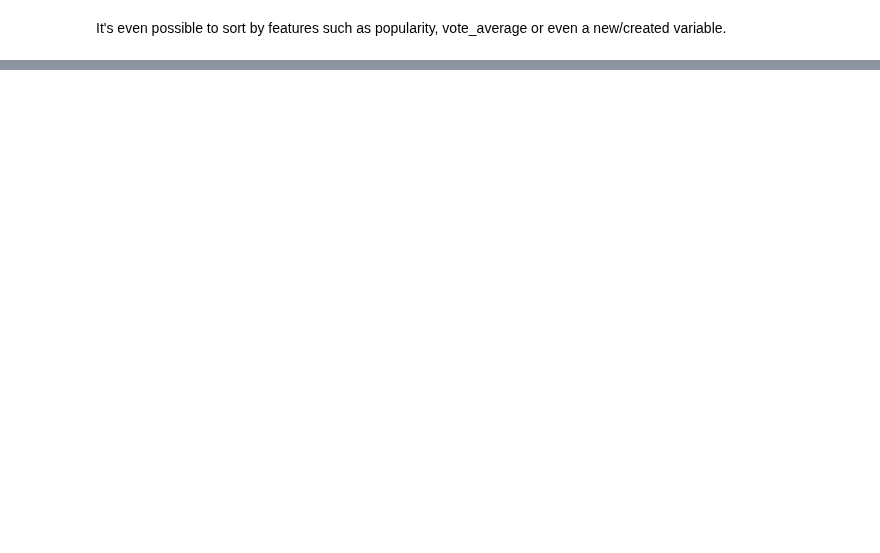
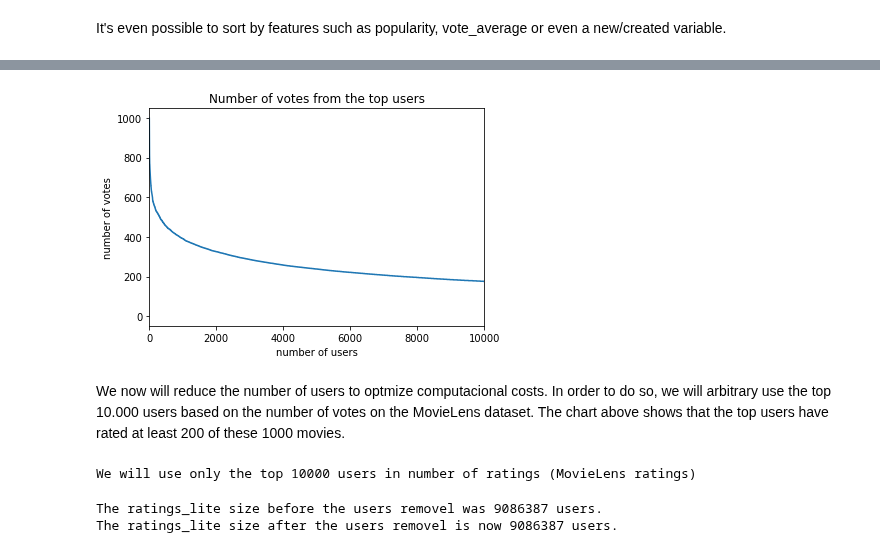
Before and after one commit to joaquim-oliveira-neto/rogue, a Jupyter notebook: notebooks/Rogue_Movie_Recommendation_System.ipynb, the cells around one changed output, grey strips where cells are left out. Drawn from its saved outputs; the diff is of its cells as text; code cells hidden in the pictures; blank space fills up the shorter version.

```diff
--- a/notebooks/Rogue_Movie_Recommendation_System.ipynb
+++ b/notebooks/Rogue_Movie_Recommendation_System.ipynb
@@ -1031,0 +1045,5 @@ get_recommendations('Dark Knight Rises, The (2012)', cosine_sim2).sort_values(by
+# %%
+data_lite_top = data_lite.copy()
+data_lite_top = data_lite_top.sort_values(by='vote_count', ascending = False).reset_index(drop=True)
+data_lite_top = data_lite[0:1000]
+print(f'We will only use the top',len(data_lite_top),'voted movies on the TMDB website')
@@ -1031,0 +1052,5 @@ get_recommendations('Dark Knight Rises, The (2012)', cosine_sim2).sort_values(by
+# %%
+ratings_lite = ratings[['userId','movieId','rating']].merge(data_lite_top[['movieId','title']], on='movieId', how = 'inner')
+ratings_lite.head()
+print(f'The number of movies in the ratings lite database is:',ratings_lite.movieId.nunique())
+print(f'The number reviews for theses movies is:',len(ratings_lite))
@@ -1031,0 +1062,9 @@ get_recommendations('Dark Knight Rises, The (2012)', cosine_sim2).sort_values(by
+# %%
+data_users = ratings_lite.groupby(by='userId').count()
+# %%
+data_users.sort_values(by = 'title',inplace=True, ascending = False)
+data_users.drop(columns=['title','movieId'],inplace = True)
+data_users.rename(columns={'rating':'votes'},inplace=True)
+print(f'The total number of users with votes in our ratings_lite dataset is:',len(data_users))
+data_users.reset_index(inplace = True)
+data_users.head(5)
@@ -1031,0 +1079,25 @@ get_recommendations('Dark Knight Rises, The (2012)', cosine_sim2).sort_values(by
+# %%
+import seaborn as sns
+import matplotlib.pyplot as plt
+
+plt.plot(data_users.votes);
+plt.xlim(0,10000);
+plt.title('Number of votes from the top users');
+plt.xlabel('number of users');
+plt.ylabel('number of votes');
+# %% [output]
+[figure, added]
+# %% [markdown]
+We now will reduce the number of users to optmize computacional costs. In order to do so, we will arbitrary use the top 10.000 users based on the number of votes on the MovieLens dataset. The chart above shows that the top users have rated at least 200 of these 1000 movies.
+# %%
+data_users = data_users[0:10000]
+print(f'We will use only the top',len(data_users),'users in number of ratings (MovieLens ratings)')
+# %% [output]
+We will use only the top 10000 users in number of ratings (MovieLens ratings)
+# %%
+print(f'The ratings_lite size before the users removel was',len(ratings_lite),'users.')
+ratings_top = ratings_lite[['userId','movieId','rating','title']].merge(data_users[['userId']], on='userId', how = 'inner')
+print(f'The ratings_lite size after the users removel is now',len(ratings_lite),'users.')
+# %% [output]
+The ratings_lite size before the users removel was 9086387 users.
+The ratings_lite size after the users removel is now 9086387 users.
```
Also changed, not shown: parts of 20 cells of this notebook, 9 other files.
